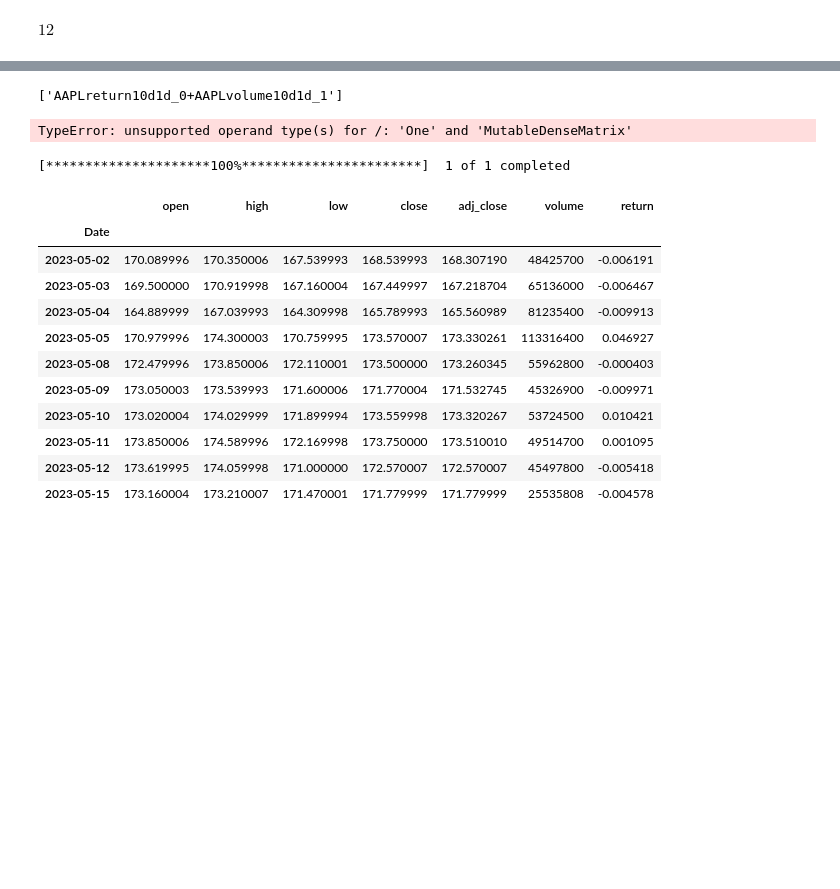
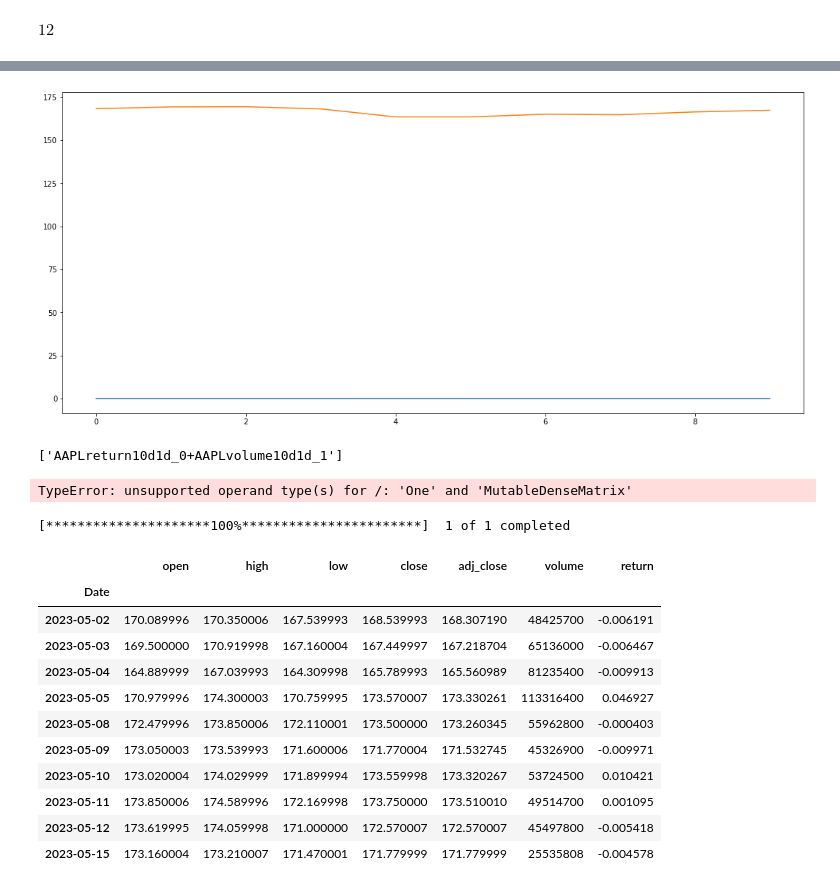
Before and after one commit to VinceXIV/intradr-api, a Jupyter notebook: test.ipynb, the cells around one changed output, grey strips where cells are left out. Saved outputs shown, nothing was run; the diff lists cells and outputs as text; code cells hidden in the pictures; blank space fills up the shorter version.

```diff
--- a/test.ipynb
+++ b/test.ipynb
@@ -25,3 +28,7 @@ TypeError: __init__() got an unexpected keyword argument 'portfolio_assets'
+# %%
+fig
+# %% [output]
+[figure, added]
 # %%
 expr.get_function_arguments("_transpose(AAPLreturn10d1d_0 + AAPLvolume10d1d_1)")
 # %% [output]
```
Also changed, not shown: parts of 3 cells of this notebook, 1 other file.
